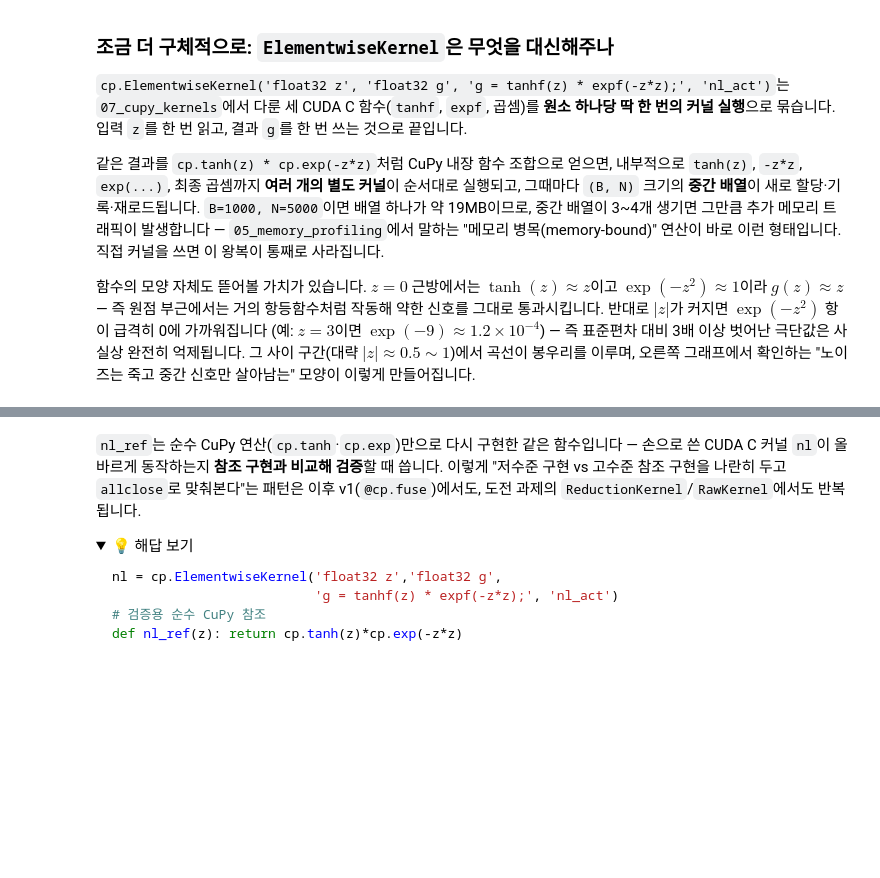
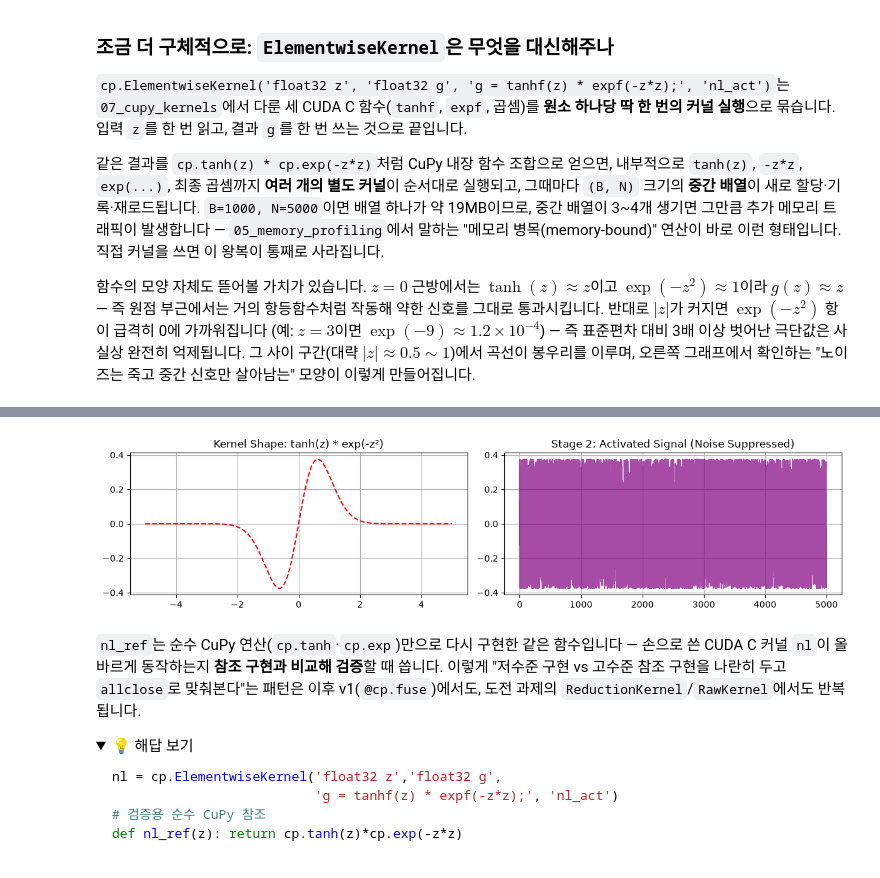
Before and after one commit to hojae-m-choi/cupy, a Jupyter notebook: 13_dl_preprocess_capstone.ipynb, the cells around one changed output, grey strips where cells are left out. Cells and saved outputs as stored; diff of their text form; code cells hidden in the pictures; folded sections open; blank space fills up the shorter version.

```diff
--- a/13_dl_preprocess_capstone.ipynb
+++ b/13_dl_preprocess_capstone.ipynb
@@ -231,3 +270,34 @@ plt.show()
+# %%
+# 검증용 순수 CuPy 참조
+def nl_ref(z) :
+    return cp.tanh(z)*cp.exp(-z*z)
+
+nl = cp.ElementwiseKernel('float32 z','float32 g',
+                          'g = tanhf(z) * expf(-z*z);', 'nl_act')
+# 검증용 순수 CuPy 참조
+def nl_ref(z): return cp.tanh(z)*cp.exp(-z*z)
+
+# 데이터에 비선형 활성화 적용
+g_cp = nl(z_cp)
+
+# 📊 [시각화] 커널의 형태와 활성화된 신호 비교
+fig, axes = plt.subplots(1, 2, figsize=(12, 3))
+
+# 왼쪽: 커널의 이론적 형태 (어떤 신호를 살리고 죽이는지 확인)
+z_range = np.linspace(-5, 5, 200)
+axes[0].plot(z_range, np.tanh(z_range) * np.exp(-z_range**2), 'r--')
+axes[0].set_title('Kernel Shape: tanh(z) * exp(-z²)')
+axes[0].grid(True)
+
+# 오른쪽: 커널을 통과하여 노이즈가 억제된 실제 신호
+axes[1].plot(g_cp[0].get(), color='purple', alpha=0.7)
+axes[1].set_title('Stage 2: Activated Signal (Noise Suppressed)')
+axes[1].grid(True)
+
+plt.tight_layout()
+plt.show()
+# %% [output]
+[figure, added]
 # %% [markdown]
 `nl_ref`는 순수 CuPy 연산(`cp.tanh`·`cp.exp`)만으로 다시 구현한 같은 함수입니다 — 손으로 쓴
 CUDA C 커널 `nl`이 올바르게 동작하는지 **참조 구현과 비교해 검증**할 때 씁니다. 이렇게 "저수준
```
Also changed, not shown: parts of 6 cells of this notebook, 1 other file.
